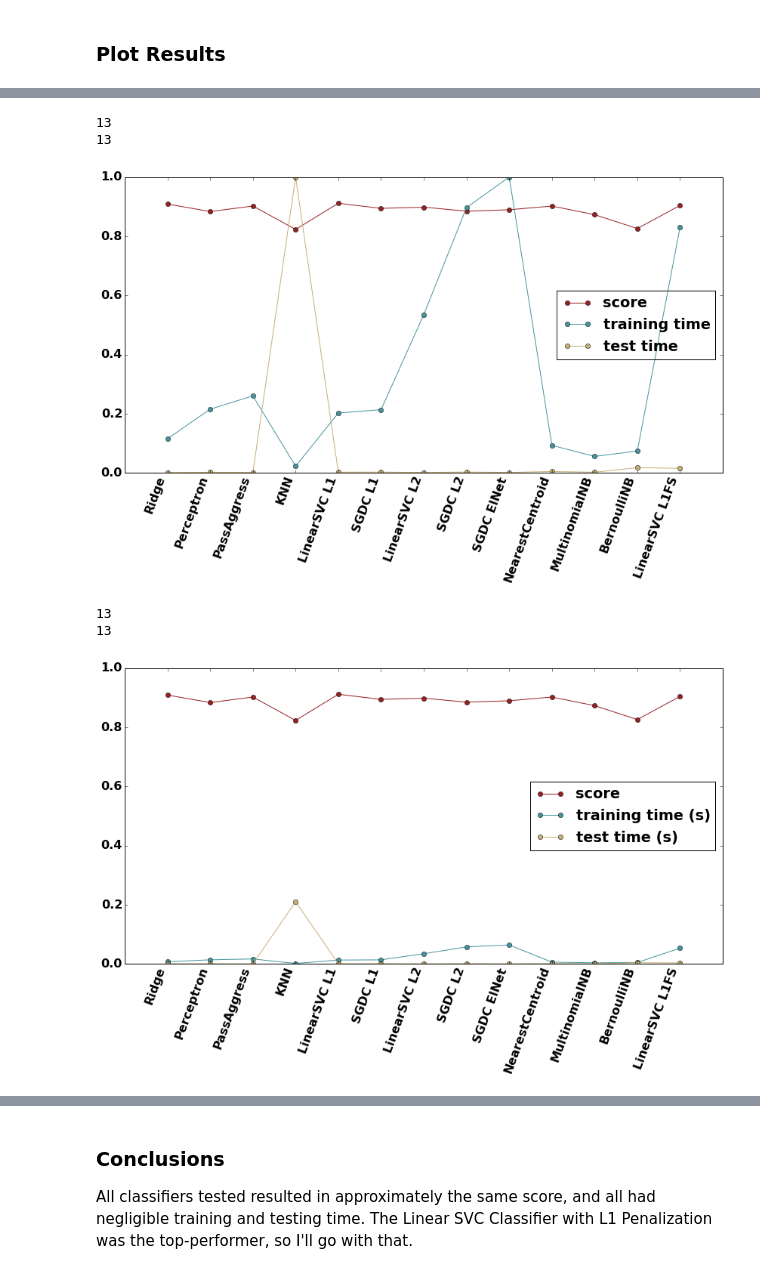
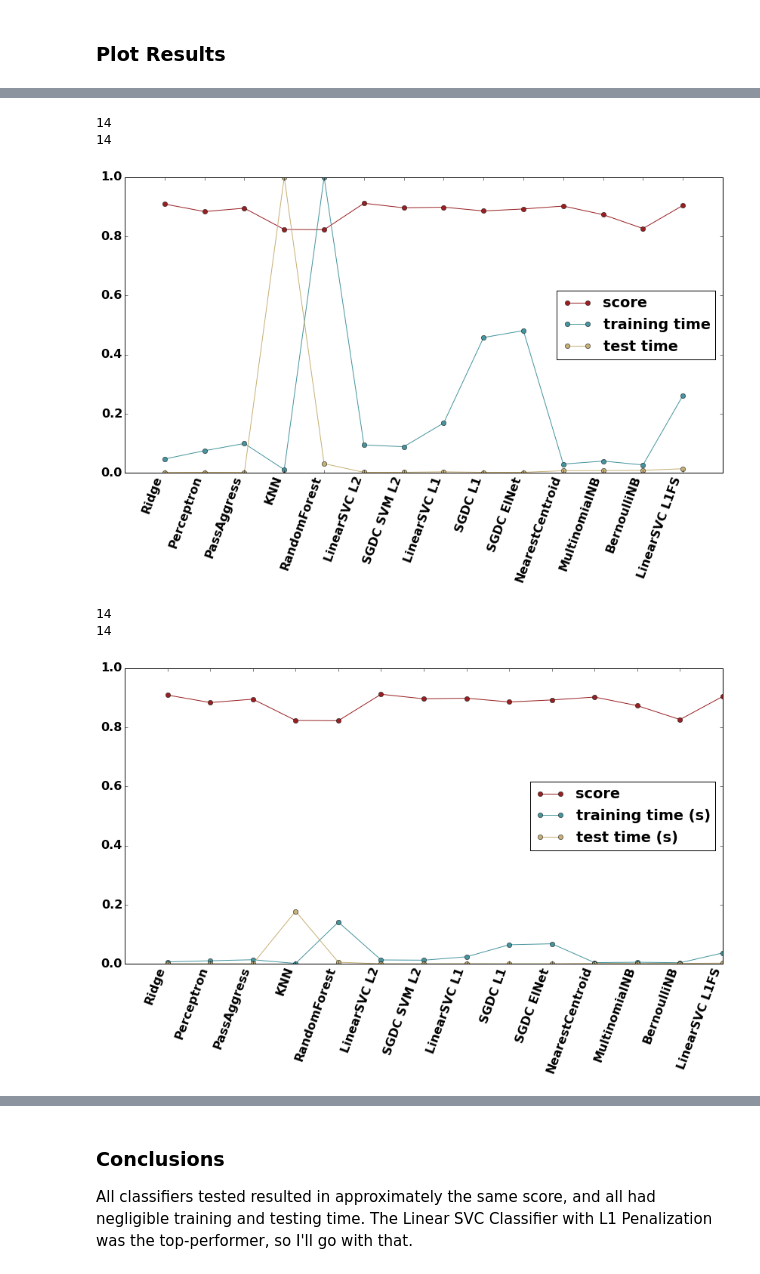
Before and after one commit to mattgiguere/doglodge, a Jupyter notebook: code/testing_classifiers.ipynb, the cells around one changed output, grey strips where cells are left out. Cells and saved outputs as stored; diff of their text form; code cells hidden in the pictures.

Commit message:
add random forest

```diff
--- a/code/testing_classifiers.ipynb
+++ b/code/testing_classifiers.ipynb
@@ -188,7 +189,8 @@ for clf, name in (
         (RidgeClassifier(tol=1e-2, solver="lsqr"), "Ridge Classifier"),
         (Perceptron(n_iter=50), "Perceptron"),
         (PassiveAggressiveClassifier(n_iter=50), "Passive-Aggressive"),
-        (KNeighborsClassifier(n_neighbors=10), "kNN")):
+        (KNeighborsClassifier(n_neighbors=10), "kNN"),
+        (RandomForestClassifier(n_estimators=10), 'RandomForest')):
     print('=' * 80)
     print(name)
     results.append(benchmark(clf))
@@ -384,36 +482,37 @@ clf_names
 clf_names[0] = 'Ridge'
 clf_names[2] = 'PassAggress'
 clf_names[3] = 'KNN'
-clf_names[4] = 'LinearSVC L1'
-clf_names[5] = 'SGDC L1'
-clf_names[6] = 'LinearSVC L2'
-clf_names[7] = 'SGDC L2'
-clf_names[8] = 'SGDC ElNet'
-clf_names[12] = 'LinearSVC L1FS'
+clf_names[4] = 'RandomForest'
+clf_names[5] = 'LinearSVC L2'
+clf_names[6] = 'SGDC SVM L2'
+clf_names[7] = 'LinearSVC L1'
+clf_names[8] = 'SGDC L1'
+clf_names[9] = 'SGDC ElNet'
+clf_names[13] = 'LinearSVC L1FS'
 # %%
 fig, ax = plt.subplots(1, 1)
 
-training_time = np.array(training_time) / np.max(training_time)
-test_time = np.array(test_time) / np.max(test_time)
+training_timen = np.array(training_time) / np.max(training_time)
+test_timen = np.array(test_time) / np.max(test_time)
 
 ax.plot(indices, score, '-o', label="score", color='#982023')
-ax.plot(indices, training_time, '-o', label="training time", color='#46959E')
-ax.plot(indices, test_time, '-o', label="test time", color='#C7B077')
+ax.plot(indices, training_timen, '-o', label="training time", color='#46959E')
+ax.plot(indices, test_timen, '-o', label="test time", color='#C7B077')
 #labels = [item.get_text() for item in ax.get_xticklabels()]
 print(len(labels))
 print(len(clf_names))
 labels = clf_names
 ax.xaxis.set_ticks(np.arange(np.min(indices), np.max(indices)+1, 1))
 ax.set_xticklabels(clf_names, rotation='70', horizontalalignment='right')
-ax.set_xlim([-1, 13])
+ax.set_xlim([-1, 14])
 ax.set_ylim([0, 1])
 ax.legend(loc='best')
 plt.subplots_adjust(left=0.05, bottom=0.3, top=.98)
 plt.savefig('classifierScoresNorm.png', dpi=144)
 # %% [output]
-13
-13
+14
+14
-[figure, old version]
+[figure, new version]
 # %%
 fig, ax = plt.subplots(1, 1)
 
@@ -434,9 +533,9 @@ ax.legend(loc='best')
 plt.subplots_adjust(left=0.05, bottom=0.3, top=.98)
 plt.savefig('classifierScores.png', dpi=144)
 # %% [output]
-13
-13
+14
+14
-[figure, old version]
+[figure, new version]
 # %%
 for name, scr in zip(clf_names, score):
     print('{}: {:.3f}'.format(name, scr))
```
Also changed, not shown: parts of 14 cells of this notebook.
